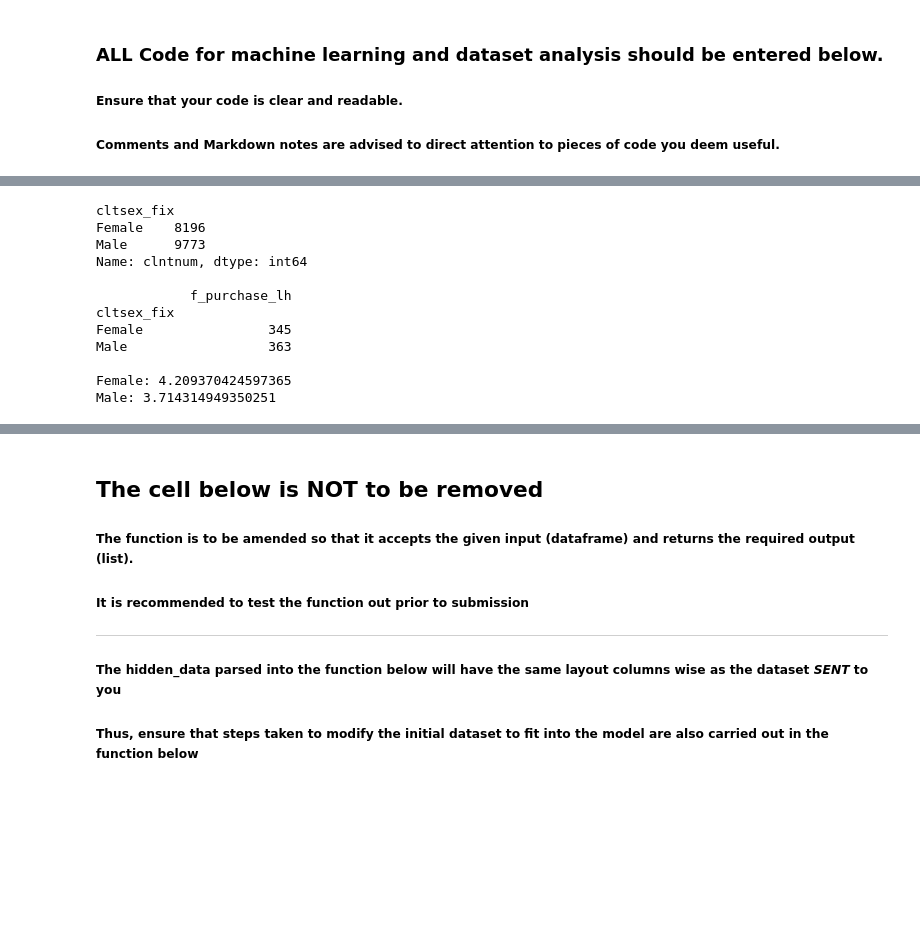
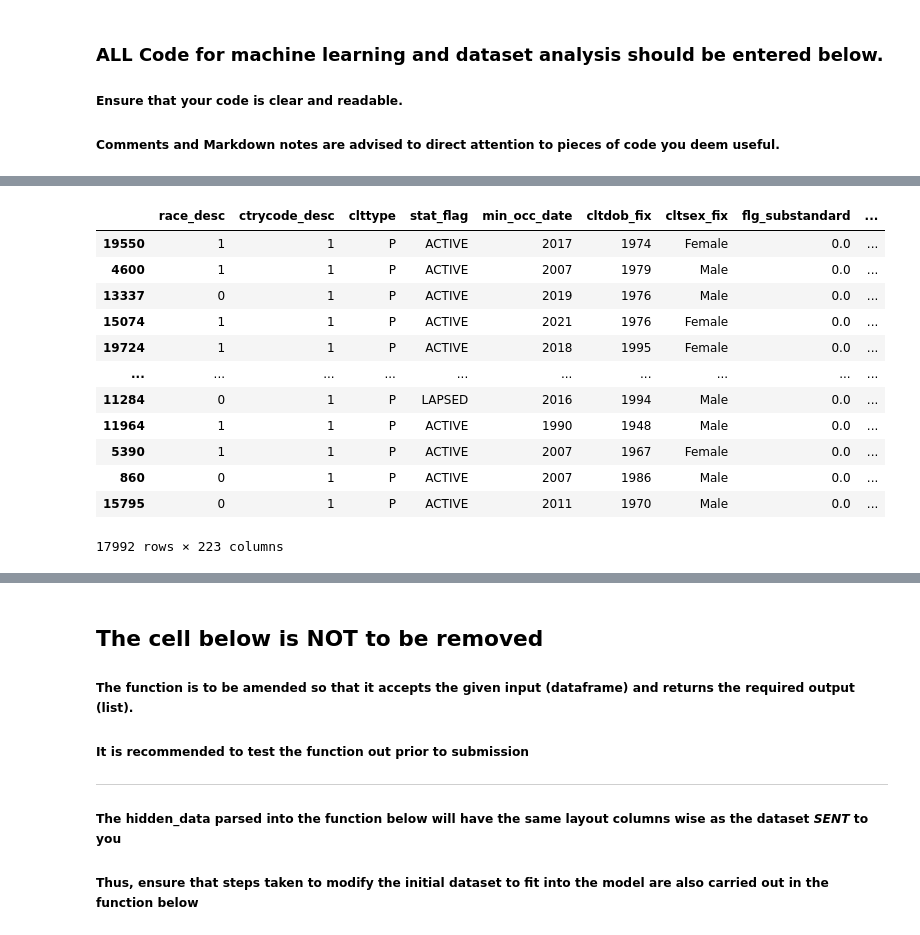
Before and after one commit to 61854/datathon_2024, a Jupyter notebook: NUS_DATATHON_SINGLIFE_NUS 188.ipynb, the cells around one changed output, grey strips where cells are left out. Drawn from its saved outputs; the diff is of its cells as text; code cells hidden in the pictures; blank space fills up the shorter version.

```diff
--- a/NUS_DATATHON_SINGLIFE_NUS 188.ipynb
+++ b/NUS_DATATHON_SINGLIFE_NUS 188.ipynb
@@ -296,23 +55,55 @@ new_df.groupby('cltdob_fix_year').agg({"f_purchase_lh": 'count'}).sort_values('f
-# %%
-# By Gender
-print(dropped_df.groupby('cltsex_fix').count()['clntnum'])
-print()
-
-print(dropped_df.groupby('cltsex_fix').agg({"f_purchase_lh": 'count'}))
-print()
-
-print(f'Female: {345/8196 *100}')
-print(f'Male: {363/9773 *100}')
-# %% [output]
-cltsex_fix
-Female    8196
-Male      9773
-Name: clntnum, dtype: int64
-
-            f_purchase_lh
-cltsex_fix
-Female                345
-Male                  363
-
-Female: 4.209370424597365
-Male: 3.714314949350251
+# %%
+###...code...###
+dropped_df["f_purchase_lh"] = dropped_df["f_purchase_lh"].fillna(0)
+
+def handle_na(df):
+    # Dropping columns where na values take up 65% of the column
+    df_temp = df.dropna(thresh = dropped_df.shape[0]*0.2, axis = 1).copy()
+    df_temp = df_temp.drop(['clntnum'], axis=1)
+
+    # Try casting categorical columns to numeric to reduce encoding
+    non_numeric_cols = df_temp.select_dtypes(include=["object"]).columns
+    for i in range(len(non_numeric_cols)):
+        try:
+            df_temp[non_numeric_cols[i]] = pd.to_numeric(df_temp[non_numeric_cols[i]])
+        except ValueError:
+            continue
+    non_numeric_cols = df_temp.select_dtypes(include=["object"]).columns
+
+    # Extract year from columns containing dates
+    df_temp['cltdob_fix'] = df_temp['cltdob_fix'].str[:4]
+    df_temp['min_occ_date'] = df_temp['min_occ_date'].str[:4]
+
+    # Fill NA values for categorical columns with 'Missing'
+    df_temp[non_numeric_cols] = df_temp[non_numeric_cols].fillna('Missing')
+
+    # Fill NA values for numerical columns with mean. For binary columns, mode is used
+    numeric_cols_with_na = df_temp.select_dtypes(include=["int64", "float64"]).columns[df_temp.select_dtypes(include=["int64", "float64"]).isna().any()].tolist()
+
+    for i in numeric_cols_with_na:
+        if len(df_temp[i].unique()) <= 3:
+            df_temp[i] = df_temp[i].fillna(df_temp[i].mode()[0])
+        else:
+            df_temp[i] = df_temp[i].fillna(df_temp[i].mean())
+    return df_temp
+
+test_df = handle_na(dropped_df)
+
+test_df['race_desc'] = np.where(test_df['race_desc'] == 'Chinese', 1, 0)
+test_df['ctrycode_desc'] = np.where(test_df['ctrycode_desc'] == 'Singapore', 1, 0)
+
+test_df
+# %% [output]
+|  | race_desc | ctrycode_desc | clttype | stat_flag | min_occ_date | cltdob_fix | cltsex_fix | flg_substandard | ... |
+| 19550 | 1 | 1 | P | ACTIVE | 2017 | 1974 | Female | 0.0 | ... |
+| 4600 | 1 | 1 | P | ACTIVE | 2007 | 1979 | Male | 0.0 | ... |
+| 13337 | 0 | 1 | P | ACTIVE | 2019 | 1976 | Male | 0.0 | ... |
+| 15074 | 1 | 1 | P | ACTIVE | 2021 | 1976 | Female | 0.0 | ... |
+| 19724 | 1 | 1 | P | ACTIVE | 2018 | 1995 | Female | 0.0 | ... |
+| ... | ... | ... | ... | ... | ... | ... | ... | ... | ... |
+| 11284 | 0 | 1 | P | LAPSED | 2016 | 1994 | Male | 0.0 | ... |
+| 11964 | 1 | 1 | P | ACTIVE | 1990 | 1948 | Male | 0.0 | ... |
+| 5390 | 1 | 1 | P | ACTIVE | 2007 | 1967 | Female | 0.0 | ... |
+| 860 | 0 | 1 | P | ACTIVE | 2007 | 1986 | Male | 0.0 | ... |
+| 15795 | 0 | 1 | P | ACTIVE | 2011 | 1970 | Male | 0.0 | ... |
+17992 rows × 223 columns
```
Also changed, not shown: parts of 16 cells of this notebook.
